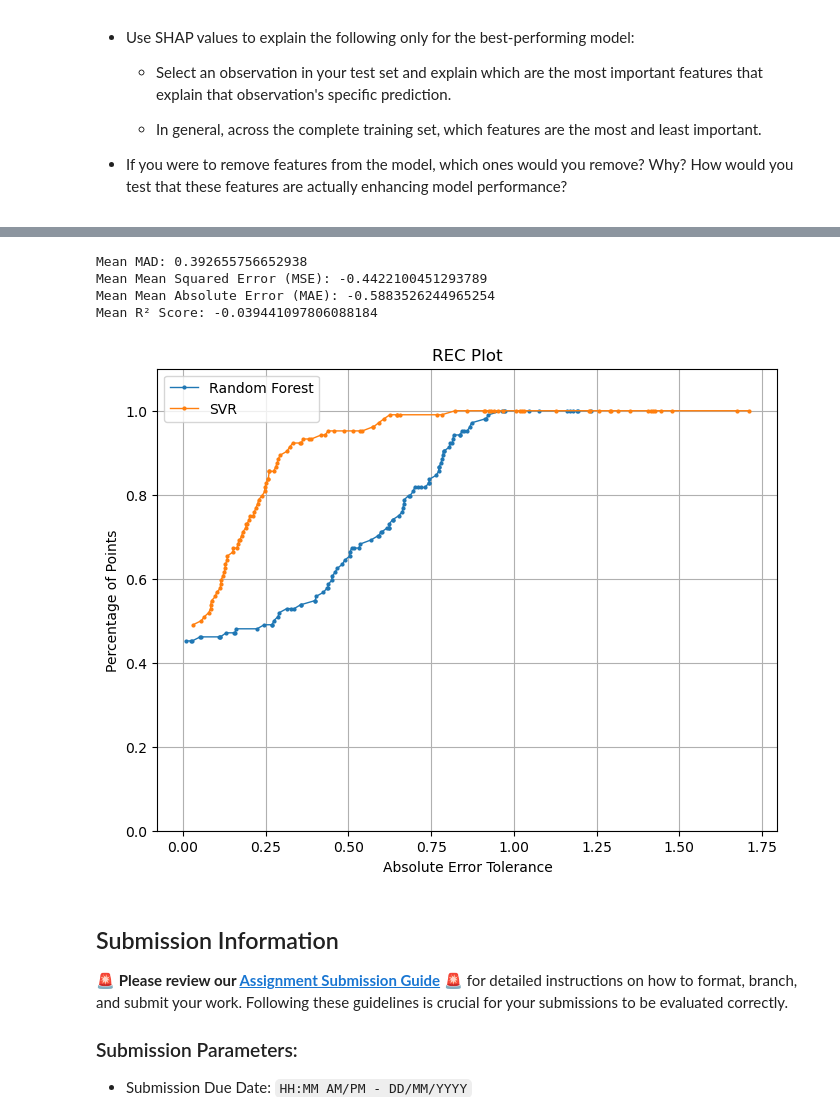
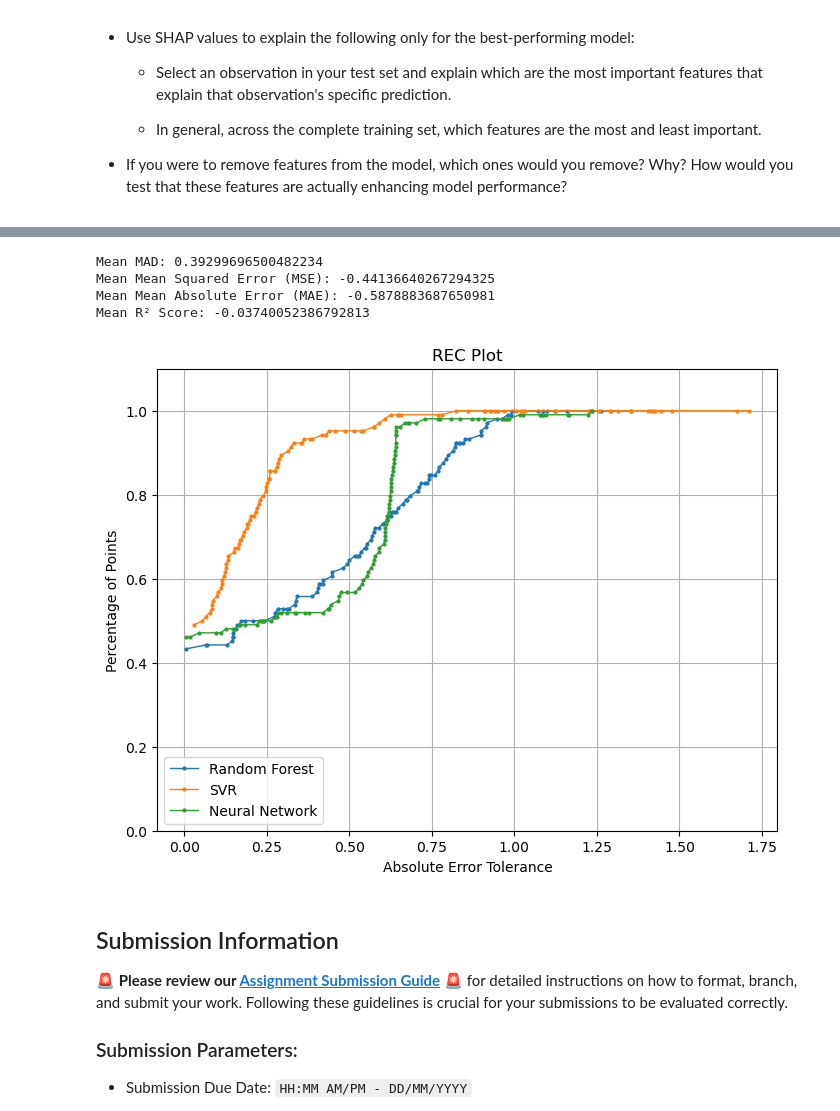
Before and after one commit to renrihui8415/scaling_to_production, a Jupyter notebook: 02_activities/assignments/assignment_3.ipynb, the cells around one changed output, grey strips where cells are left out. Drawn from its saved outputs; the diff is of its cells as text; code cells hidden in the pictures.

Commit message:
update more models for evaluation

```diff
--- a/02_activities/assignments/assignment_3.ipynb
+++ b/02_activities/assignments/assignment_3.ipynb
@@ -759,7 +763,7 @@ for name, data in data.items():
 # %%
 # 0. Testing the features selected from Q3
 # Note: The best-performing pipeline may need to be revised due to changes in the features.
-
+from sklearn.neural_network import MLPRegressor
 def model_performance(selected_features, preproc_number, param_grid, train= True, prints=False, ranges =1):
     # 1. Define/Transform train data and rest data
     X_train_selected =X_train[selected_features]
@@ -798,10 +802,16 @@ def model_performance(selected_features, preproc_number, param_grid, train= True
             ],
             remainder='passthrough'
         )
-        pipeline = Pipeline(steps=[
-            ('preprocessing', preproc3),
-            ('regressor', SVR())
-        ])
+        if preproc_number ==2:
+            pipeline = Pipeline(steps=[
+                ('preprocessing', preproc3),
+                ('regressor', SVR())
+            ])
+        else:
+            pipeline = Pipeline(steps=[
+                ('preprocessing', preproc3),
+                ('regressor', MLPRegressor(max_iter=1000))
+            ])
 
     # 3. Define the scoring metrics for regression
     scoring = [
@@ -823,7 +833,7 @@ def model_performance(selected_features, preproc_number, param_grid, train= True
             param_grid,
             cv=5,
             scoring=scoring,
-            refit='neg_mean_squared_error'  # Refit based on neg_mean_squared_error for best model selection
+            refit='neg_mean_absolute_error'  # Refit based on neg_mean_squared_error for best model selection
         )
         grid_search.fit(X_train_selected, y_train_transformed)
         y_pred = grid_search.predict(X_train_selected)
@@ -867,10 +877,10 @@ param_grid = {'regressor__bootstrap': [True],
  'regressor__n_estimators': [50]}
 grid_search_1, X_test_selected_1, y_test_performed_1, X_train_selected_1, y_train_transformed_1 = model_performance(selected_features, preproc_number, param_grid, train= True, prints= True, ranges =30)
 # %% [output]
-Mean MAD: 0.392655756652938
-Mean Mean Squared Error (MSE): -0.4422100451293789
-Mean Mean Absolute Error (MAE): -0.5883526244965254
-Mean R² Score: -0.039441097806088184
+Mean MAD: 0.39299696500482234
+Mean Mean Squared Error (MSE): -0.44136640267294325
+Mean Mean Absolute Error (MAE): -0.5878883687650981
+Mean R² Score: -0.03740052386792813
 # %%
 # Plot REC Curve for pipeline evaluation
 from sklearn.metrics import mean_squared_error, r2_score
@@ -917,36 +927,52 @@ selected_features =['rain','rh','wind','temp']
 preproc_number =2
 param_grid = {
     'regressor__C': [1.0],
     'regressor__coef0': [0.0],
     'regressor__degree': [2],
     'regressor__epsilon': [0.3],
     'regressor__gamma': ['auto'],
     'regressor__kernel': ['rbf'],
     'regressor__shrinking': [True],
     'regressor__tol': [0.001]
 }
 
 grid_search_2, X_test_selected_2, y_test_performed_2, X_train_selected_2, y_train_transformed_2 = model_performance(selected_features, preproc_number, param_grid, train= False)
 abs_errors, y_pred_test = calculate_abs_errors(grid_search_2, X_test_selected_2, y_test_performed_2)
 rec_data_2 = calculate_rec(abs_errors, y_test_performed_2, y_pred_test)
 
 selected_features =['temp','rh','dmc','dc','isi','coord_x']
 preproc_number=1
 param_grid = {'regressor__bootstrap': [True],
  'regressor__max_depth': [30],
  'regressor__min_samples_leaf': [4],
  'regressor__min_samples_split': [10],
  'regressor__n_estimators': [50]}
 grid_search_1, X_test_selected_1, y_test_performed_1, _, _ = model_performance(selected_features, preproc_number, param_grid, train= False)
 abs_errors, y_pred_test = calculate_abs_errors(grid_search_1, X_test_selected_1, y_test_performed_1)
 rec_data_1 = calculate_rec(abs_errors, y_test_performed_1, y_pred_test)
 
+selected_features =['temp','rh','ffmc','dc','rain','isi']
+preproc_number =3
+param_grid = {
+    'regressor__hidden_layer_sizes': [(64, 32), (128, 64), (256, 128)],
+    'regressor__alpha': [1e-4, 1e-3, 1e-2],
+    'regressor__activation': ['relu', 'tanh'],
+    'regressor__learning_rate_init': [0.001, 0.01],
+    'regressor__batch_size': [32, 64],
+    'regressor__solver': ['adam']  # 'adam' is typically used for regression tasks
+}
+
+grid_search_3, X_test_selected_3, y_test_performed_3, _, _ = model_performance(selected_features, preproc_number, param_grid, train= False)
+abs_errors, y_pred_test = calculate_abs_errors(grid_search_3, X_test_selected_3, y_test_performed_3)
+rec_data_3 = calculate_rec(abs_errors, y_test_performed_3, y_pred_test)
+
+
 # plot_rec(rec_data)
-rec_data_list = [rec_data_1, rec_data_2]
-labels = ['Random Forest', 'SVR']
+rec_data_list = [rec_data_1, rec_data_2, rec_data_3]
+labels = ['Random Forest', 'SVR', 'Neural Network']
 plot_rec(rec_data_list, labels)
 # %% [output]
-[figure, old version]
+[figure, new version]
 # %% [markdown]
 ## Submission Information
 
```
Also changed, not shown: parts of 7 cells of this notebook.
